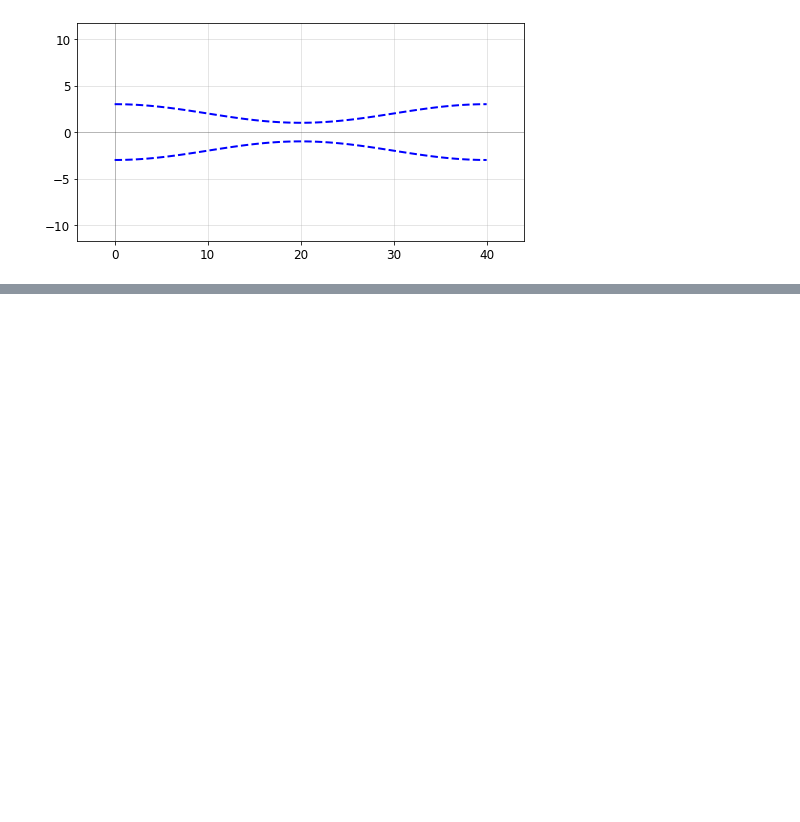
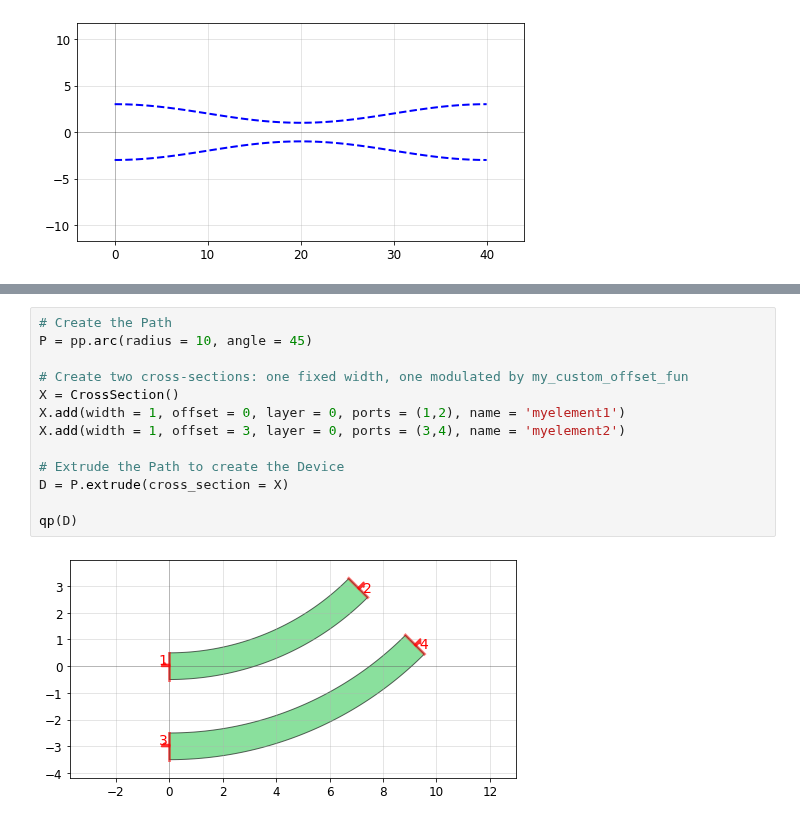
Before and after one commit to amccaugh/phidl, a Jupyter notebook: docs/tutorials/waveguides.ipynb, the cells around one changed output, grey strips where cells are left out. Saved outputs shown, nothing was run; the diff lists cells and outputs as text; blank space fills up the shorter version.

```diff
--- a/docs/tutorials/waveguides.ipynb
+++ b/docs/tutorials/waveguides.ipynb
@@ -302,0 +328,15 @@ qp([P1, P2])
+# %%
+# Create the Path
+P = pp.arc(radius = 10, angle = 45)
+
+# Create two cross-sections: one fixed width, one modulated by my_custom_offset_fun
+X = CrossSection()
+X.add(width = 1, offset = 0, layer = 0, ports = (1,2), name = 'myelement1')
+X.add(width = 1, offset = 3, layer = 0, ports = (3,4), name = 'myelement2')
+
+# Extrude the Path to create the Device
+D = P.extrude(cross_section = X)
+
+qp(D)
+# %% [output]
+[figure, added]
```
Also changed, not shown: parts of 15 cells of this notebook.
